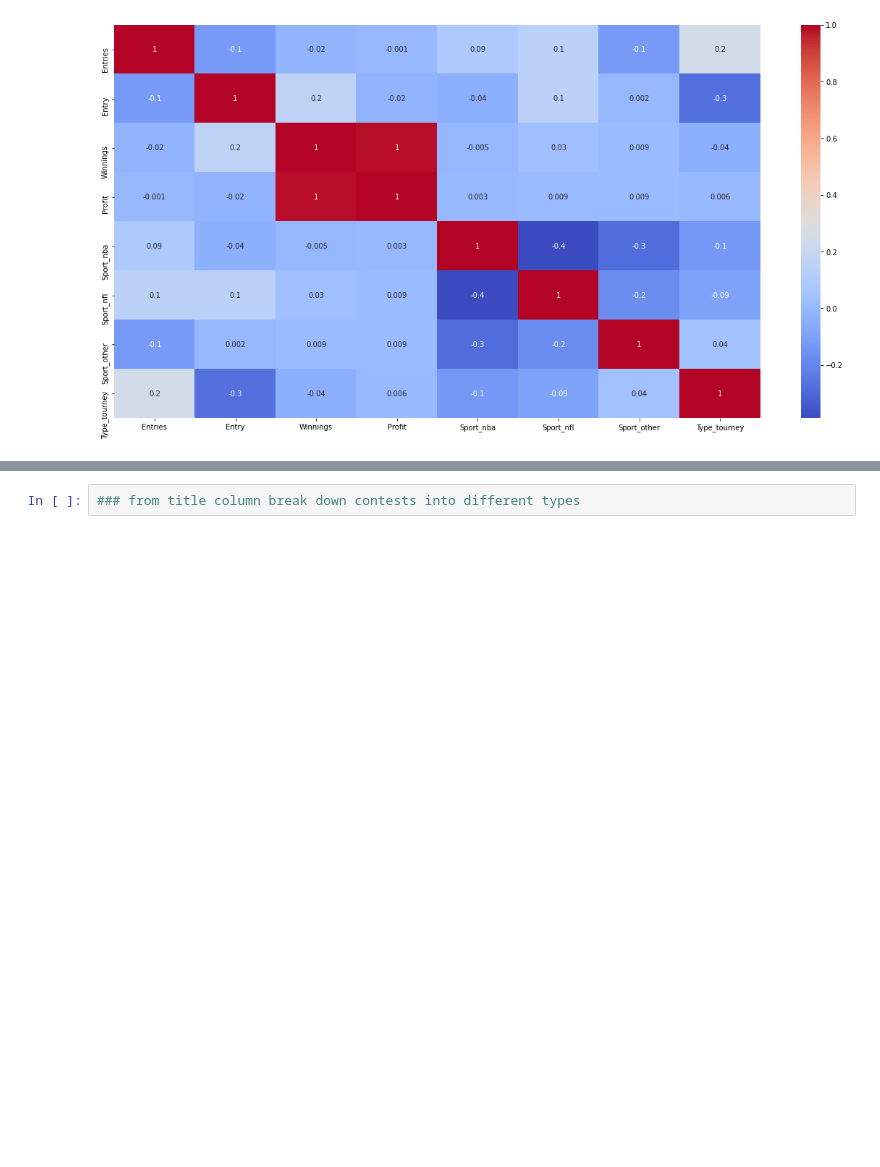
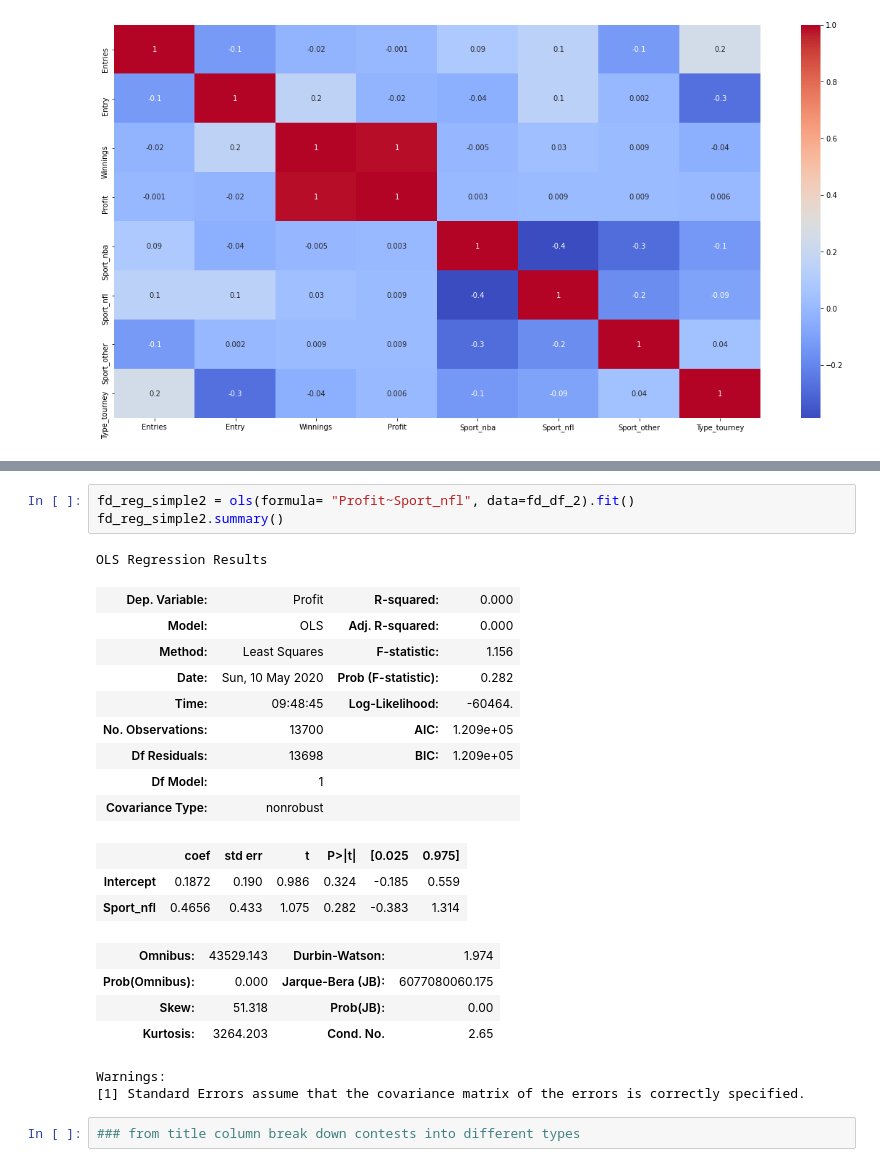
Before and after one commit to triolinho/verbose-octo-sniffle, a Jupyter notebook: fanduel_notebook.ipynb, the cells around one changed output, grey strips where cells are left out. Saved outputs shown, nothing was run; the diff lists cells and outputs as text; blank space fills up the shorter version.

```diff
--- a/fanduel_notebook.ipynb
+++ b/fanduel_notebook.ipynb
@@ -457,5 +458,28 @@ OLS Regression Results
 Warnings:
 [1] Standard Errors assume that the covariance matrix of the errors is correctly specified.
+# %%
+fd_reg_simple2 = ols(formula= "Profit~Sport_nfl", data=fd_df_2).fit()
+fd_reg_simple2.summary()
+# %% [output]
+OLS Regression Results
+| Dep. Variable: | Profit | R-squared: | 0.000 |
+| Model: | OLS | Adj. R-squared: | 0.000 |
+| Method: | Least Squares | F-statistic: | 1.156 |
+| Date: | Sun, 10 May 2020 | Prob (F-statistic): | 0.282 |
+| Time: | 09:48:45 | Log-Likelihood: | -60464. |
+| No. Observations: | 13700 | AIC: | 1.209e+05 |
+| Df Residuals: | 13698 | BIC: | 1.209e+05 |
+| Df Model: | 1 |  |  |
+| Covariance Type: | nonrobust |  |  |
+|  | coef | std err | t | P>|t| | [0.025 | 0.975] |
+| Intercept | 0.1872 | 0.190 | 0.986 | 0.324 | -0.185 | 0.559 |
+| Sport_nfl | 0.4656 | 0.433 | 1.075 | 0.282 | -0.383 | 1.314 |
+| Omnibus: | 43529.143 | Durbin-Watson: | 1.974 |
+| Prob(Omnibus): | 0.000 | Jarque-Bera (JB): | 6077080060.175 |
+| Skew: | 51.318 | Prob(JB): | 0.00 |
+| Kurtosis: | 3264.203 | Cond. No. | 2.65 |
+Warnings:
+[1] Standard Errors assume that the covariance matrix of the errors is correctly specified.
 # %%
 ### from title column break down contests into different types
 # %%
```
Also changed, not shown: parts of 6 cells of this notebook.
